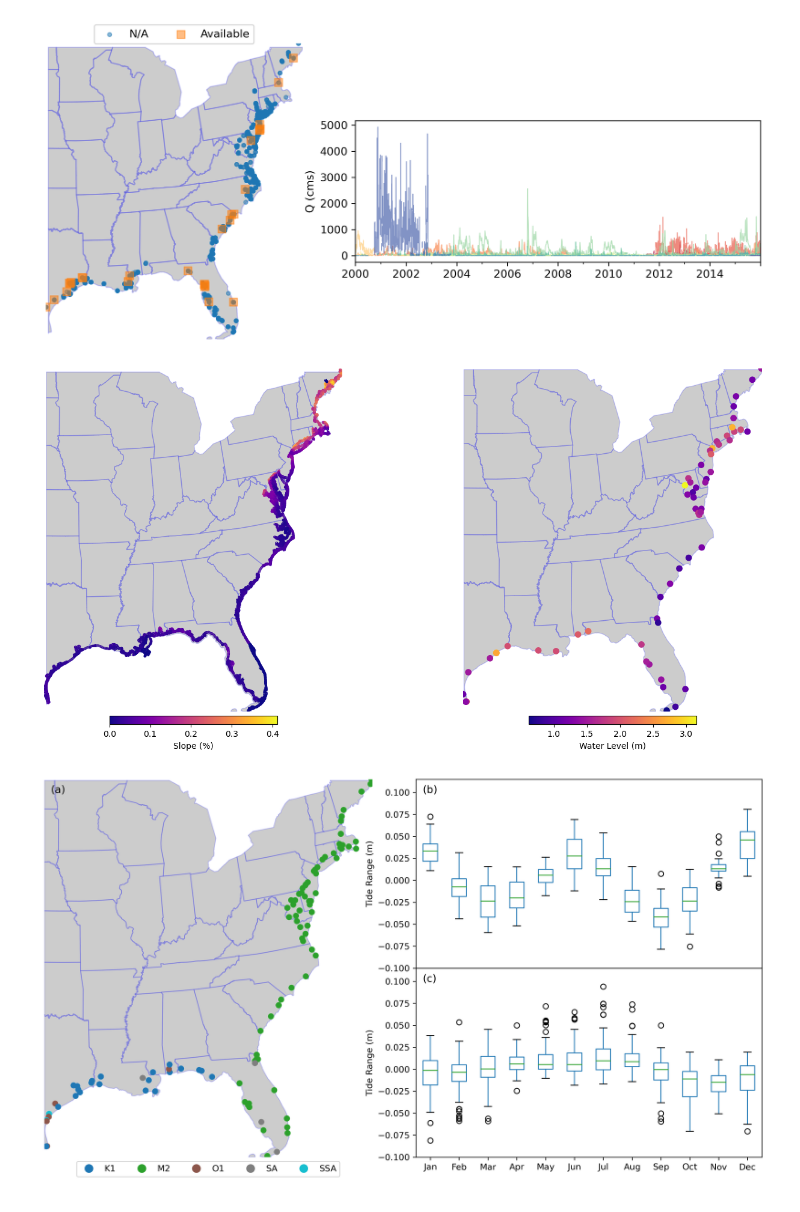
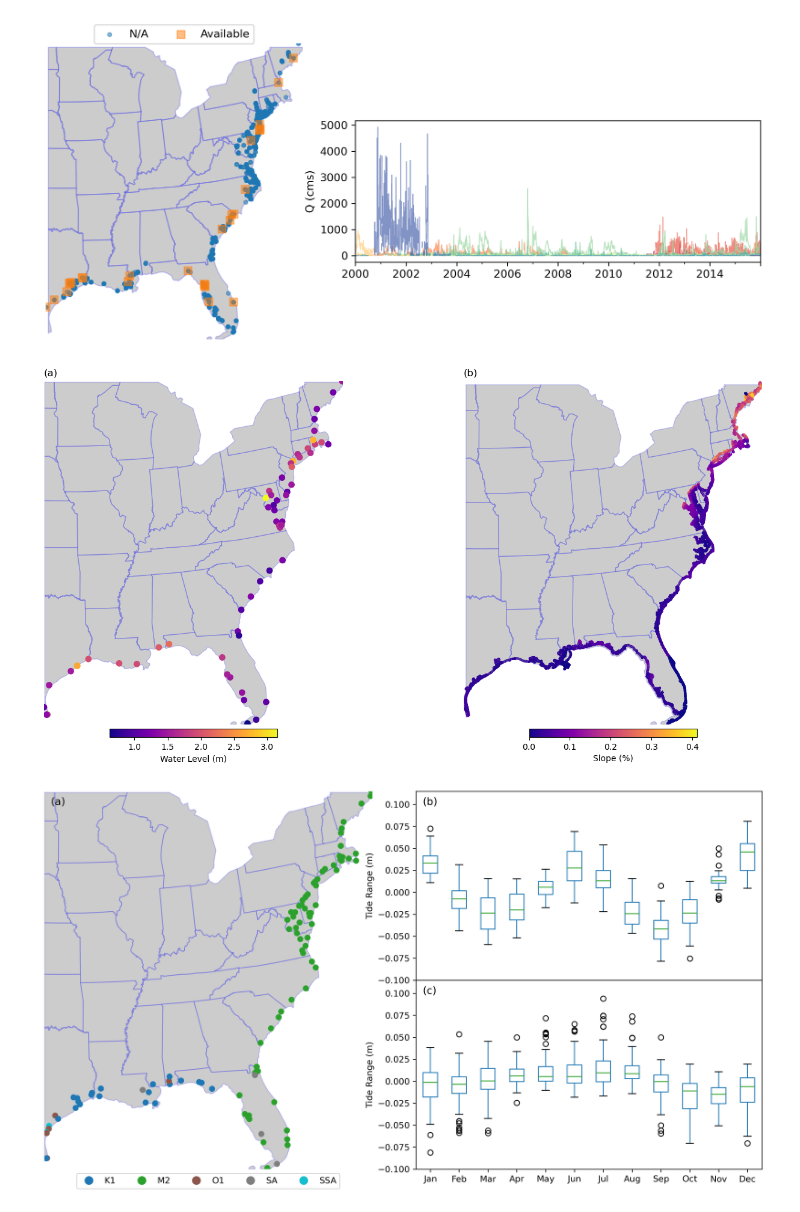
Before and after one commit to cheginit/coastal_transition_zone, a Jupyter notebook: notebooks/input_plots.ipynb, the cells around one changed output. Cells and saved outputs as stored; diff of their text form; code cells hidden in the pictures.

Commit message:
DOC: Add subfigure title and swapped the figures

```diff
--- a/notebooks/input_plots.ipynb
+++ b/notebooks/input_plots.ipynb
@@ -192,7 +192,7 @@ ext_vars = {
     "f99_ltmllw": "99% exceedance probability below MLLW",
 }
 # %%
-fig, (ax1, ax2) = plt.subplots(
+fig, (ax2, ax1) = plt.subplots(
     1, 2, figsize=(18, 9), dpi=100, gridspec_kw={"wspace": 0}
 )
 east_geo.plot(ax=ax1, facecolor="k", edgecolor="b", alpha=0.2)
@@ -204,36 +204,36 @@ east_slope.to_crs(east_geo.crs).plot(
     legend=True,
     legend_kwds={
         "label": "Slope (%)",
         "orientation": "horizontal",
         "shrink": 0.4,
         "pad": 0.01,
     },
 )
 ax1.axis("off")
+ax1.set_title("(b)", loc="left")
 ax1.margins(0)
 
 col = "f1_gtmhhw"
 east_geo.plot(ax=ax2, facecolor="k", edgecolor="b", alpha=0.2)
 east_ext.plot(
     ax=ax2,
     column=col,
-    #     scheme="QUANTILES",
-    #     k=4,
     markersize=45,
     cmap="plasma",
     legend=True,
     legend_kwds={
         "label": "Water Level (m)",
         "orientation": "horizontal",
         "shrink": 0.4,
         "pad": 0.01,
     },
 )
 ax2.axis("off")
+ax2.set_title("(a)", loc="left")
 ax2.margins(0)
 fig.savefig(Path(img_path, "slope_extreme_wl.png"), **SAVE_KWDS)
 # %% [output]
-[figure, old version]
+[figure, new version]
 # %%
 url = "https://api.tidesandcurrents.noaa.gov/mdapi/prod/webapi/stations.json"
 payload = {"type": "waterlevels", "expand": "details"}
```
Also changed, not shown: 1 other file.
